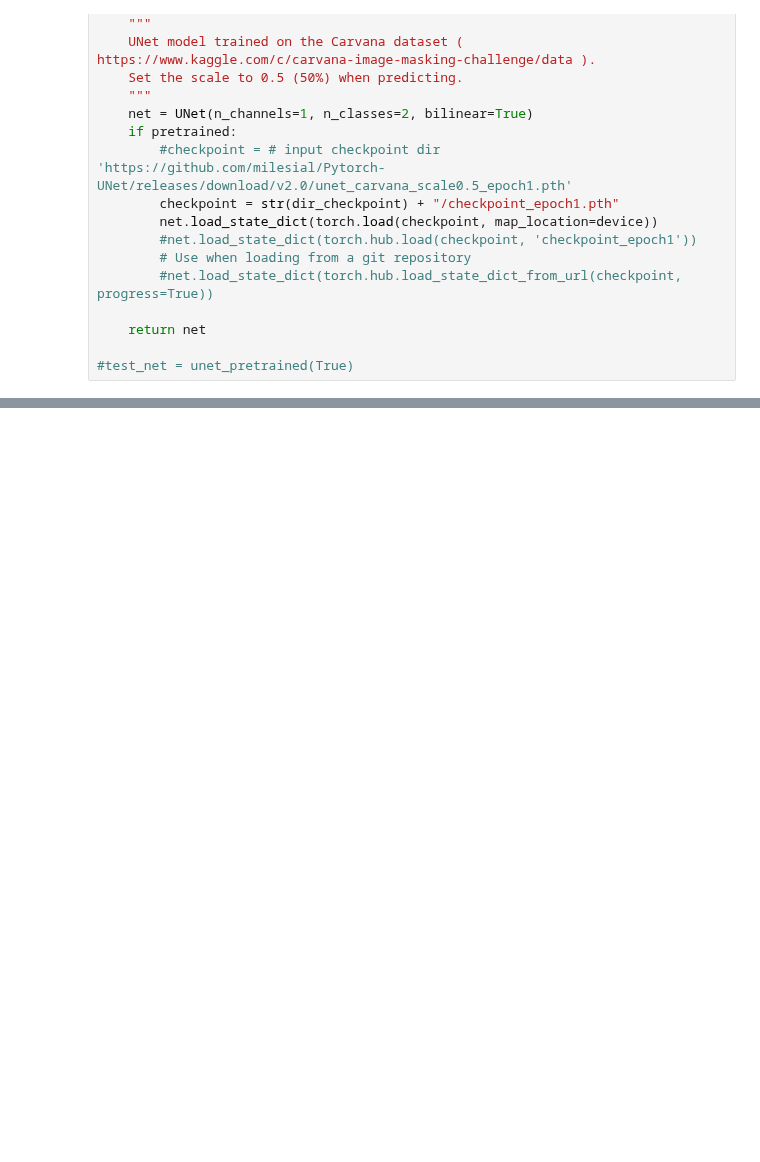
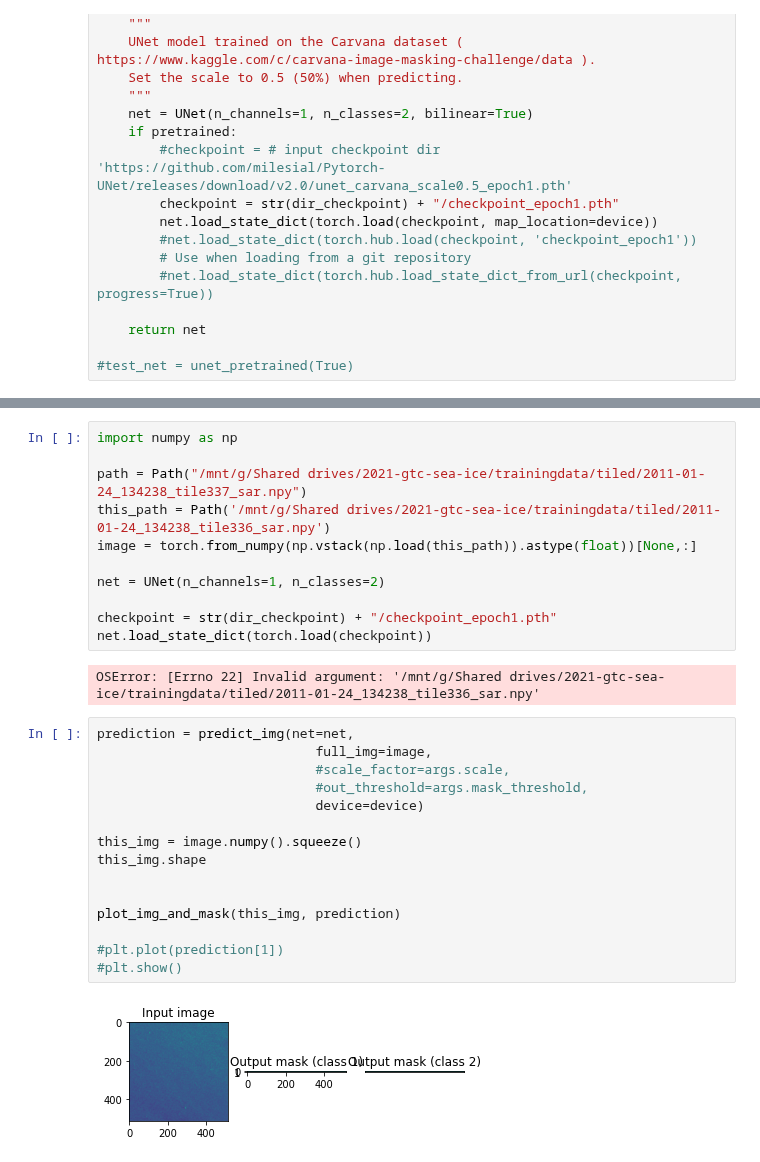
Before and after one commit to ai4er-cdt/SeaIceExtent, a Jupyter notebook: unet_original.ipynb, the cells around one changed output, grey strips where cells are left out. Cells and saved outputs as stored; diff of their text form; blank space fills up the shorter version.

Commit message:
more experimentation. A basic visualizer of results in progress.

```diff
--- a/unet_original.ipynb
+++ b/unet_original.ipynb
@@ -696,0 +674,30 @@ SystemExit: 2
+# %%
+import numpy as np
+
+path = Path("/mnt/g/Shared drives/2021-gtc-sea-ice/trainingdata/tiled/2011-01-24_134238_tile337_sar.npy")
+this_path = Path('/mnt/g/Shared drives/2021-gtc-sea-ice/trainingdata/tiled/2011-01-24_134238_tile336_sar.npy')
+image = torch.from_numpy(np.vstack(np.load(this_path)).astype(float))[None,:]
+
+net = UNet(n_channels=1, n_classes=2)
+
+checkpoint = str(dir_checkpoint) + "/checkpoint_epoch1.pth"
+net.load_state_dict(torch.load(checkpoint))
+# %% [output]
+OSError: [Errno 22] Invalid argument: '/mnt/g/Shared drives/2021-gtc-sea-ice/trainingdata/tiled/2011-01-24_134238_tile336_sar.npy'
+# %%
+prediction = predict_img(net=net,
+                            full_img=image,
+                            #scale_factor=args.scale,
+                            #out_threshold=args.mask_threshold,
+                            device=device)
+
+this_img = image.numpy().squeeze()
+this_img.shape
+
+
+plot_img_and_mask(this_img, prediction)
+
+#plt.plot(prediction[1])
+#plt.show()
+# %% [output]
+[figure, added]
```
Also changed, not shown: parts of 4 cells of this notebook.
